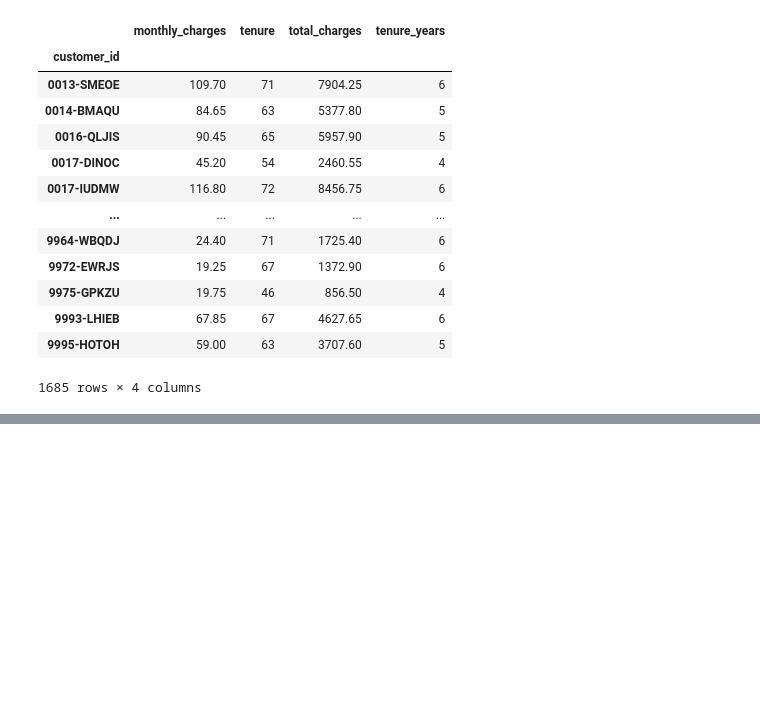
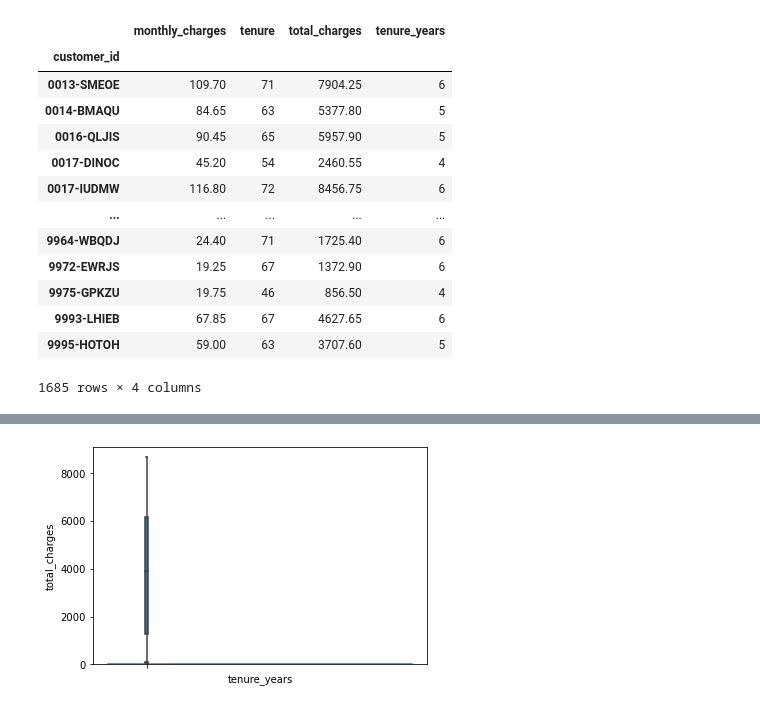
Before and after one commit to johngrinstead/regression_exercises, a Jupyter notebook: explore_telco.ipynb, the cells around one changed output, grey strips where cells are left out. Drawn from its saved outputs; the diff is of its cells as text; code cells hidden in the pictures; blank space fills up the shorter version.

```diff
--- a/explore_telco.ipynb
+++ b/explore_telco.ipynb
@@ -170,0 +207,4 @@ months_to_years(df)
+# %%
+plot_categorical_and_continuous_vars(train, cat_vars, quant_vars, target_var)
+# %% [output]
+[figure, added]
```
Also changed, not shown: parts of 19 cells of this notebook, 1 other file.
